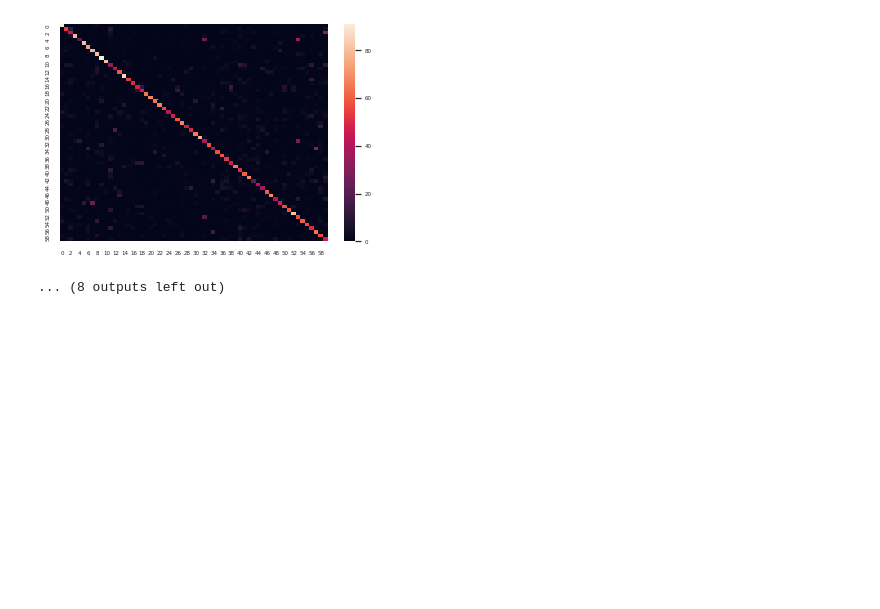
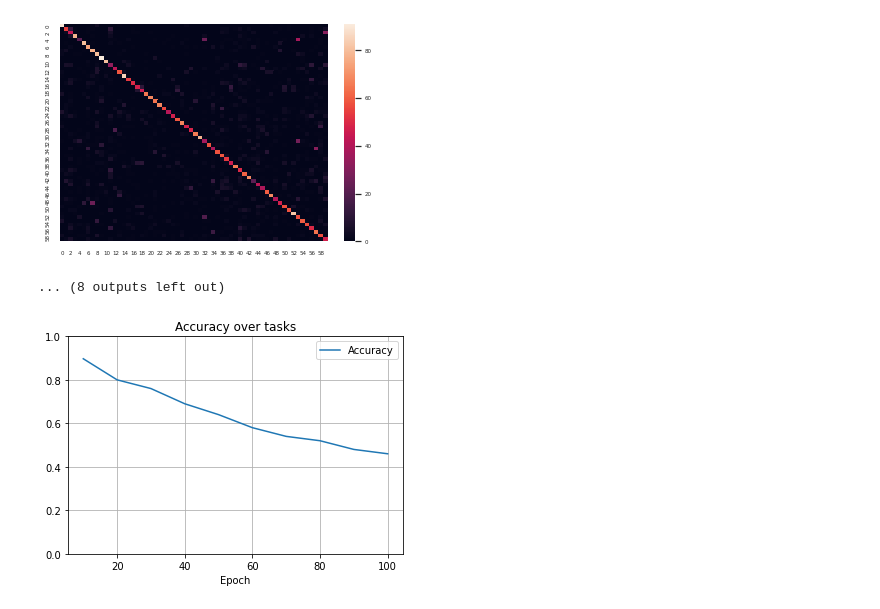
Before and after one commit to luciainnocenti/Incremental-learning, a Jupyter notebook: ICaRLMain.ipynb, the cells around one changed output. Saved outputs shown, nothing was run; the diff lists cells and outputs as text; code cells hidden in the pictures; blank space fills up the shorter version.

Commit message:
acc plot

```diff
--- a/ICaRLMain.ipynb
+++ b/ICaRLMain.ipynb
@@ -248,3 +248,25 @@ task: 50 train accuracy = 0.7922
 task: 50 test accuracy = 0.5773333333333334
 [figure]
 ... (8 outputs left out)
+# %%
+accs = [.897,.80,.76,.69,.64,.58,.54,.52,.48,.46]
+# %%
+import numpy as np
+import seaborn as sn
+import pandas as pd
+import matplotlib.pyplot as plt
+def plotTask(pars_tasks):
+
+  x_tasks =  np.linspace(10, 100, 10)
+
+  plt.plot(x_tasks, pars_tasks, label=['Accuracy'])
+  plt.xlabel("Epoch")
+  plt.ylim(0,1)
+  plt.title('Accuracy over tasks')
+  plt.legend(['Accuracy'])
+  plt.grid(True)
+  plt.show()
+# %%
+plotTask(accs)
+# %% [output]
+[figure, added]
```
